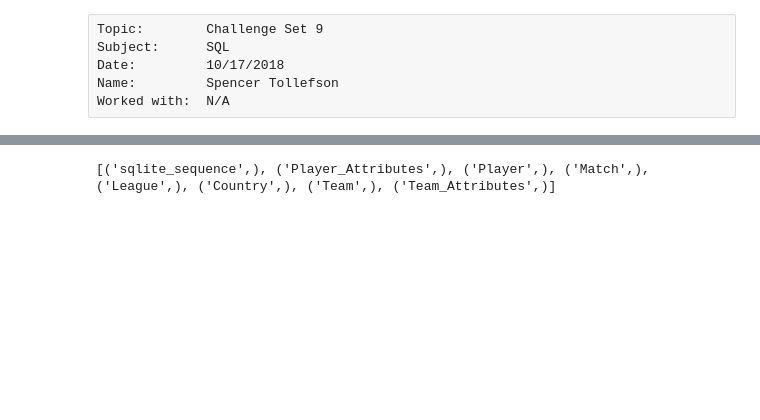
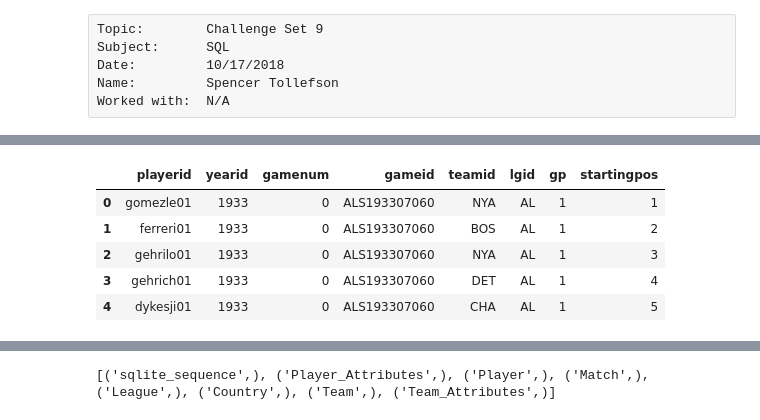
Before and after one commit to spencertollefson/deliverables-metis, a Jupyter notebook: challenges/challenge_set_09_sql_spencertollefson.ipynb, the cells around one changed output, grey strips where cells are left out. Drawn from its saved outputs; the diff is of its cells as text; code cells hidden in the pictures; blank space fills up the shorter version.

```diff
--- a/challenges/challenge_set_09_sql_spencertollefson.ipynb
+++ b/challenges/challenge_set_09_sql_spencertollefson.ipynb
@@ -6,0 +78,36 @@ Worked with:  N/A
+# %%
+from sshtunnel import SSHTunnelForwarder
+
+AWS_IP_ADDRESS = '34.215.20.24'
+AWS_USERNAME = 'spencer'
+SSH_KEY_PATH = '/home/spencer/.ssh/id_rsa'
+
+server = SSHTunnelForwarder(
+    AWS_IP_ADDRESS,
+    ssh_username=AWS_USERNAME,
+    ssh_pkey=SSH_KEY_PATH,
+    remote_bind_address=('localhost', 5432),
+)
+
+server.start()
+print(server.is_active, server.is_alive, server.local_bind_port)
+# %%
+from sqlalchemy import create_engine
+
+# Postgres username, password, and database name
+POSTGRES_IP_ADDRESS = 'localhost' ## This is localhost because SSH tunnel is active
+POSTGRES_PORT = str(server.local_bind_port)
+POSTGRES_USERNAME = 'spencer'     ## CHANGE THIS TO YOUR POSTGRES USERNAME
+POSTGRES_PASSWORD = 'spencer' ## CHANGE THIS TO YOUR POSTGRES PASSWORD
+POSTGRES_DBNAME = 'baseball'
+
+# A long string that contains the necessary Postgres login information
+postgres_str = ('postgresql://{username}:{password}@{ipaddress}:{port}/{dbname}'
+                .format(username=POSTGRES_USERNAME,
+                        password=POSTGRES_PASSWORD,
+                        ipaddress=POSTGRES_IP_ADDRESS,
+                        port=POSTGRES_PORT,
+                        dbname=POSTGRES_DBNAME))
+
+# Create the connection
+cnx = create_engine(postgres_str)
@@ -6,0 +122,11 @@ Worked with:  N/A
+# %%
+import pandas as pd
+
+pd.read_sql_query('''SELECT * FROM allstarfull LIMIT 5;''', cnx)
+# %% [output]
+|  | playerid | yearid | gamenum | gameid | teamid | lgid | gp | startingpos |
+| 0 | gomezle01 | 1933 | 0 | ALS193307060 | NYA | AL | 1 | 1 |
+| 1 | ferreri01 | 1933 | 0 | ALS193307060 | BOS | AL | 1 | 2 |
+| 2 | gehrilo01 | 1933 | 0 | ALS193307060 | NYA | AL | 1 | 3 |
+| 3 | gehrich01 | 1933 | 0 | ALS193307060 | DET | AL | 1 | 4 |
+| 4 | dykesji01 | 1933 | 0 | ALS193307060 | CHA | AL | 1 | 5 |
```
Also changed, not shown: parts of 25 cells of this notebook.
